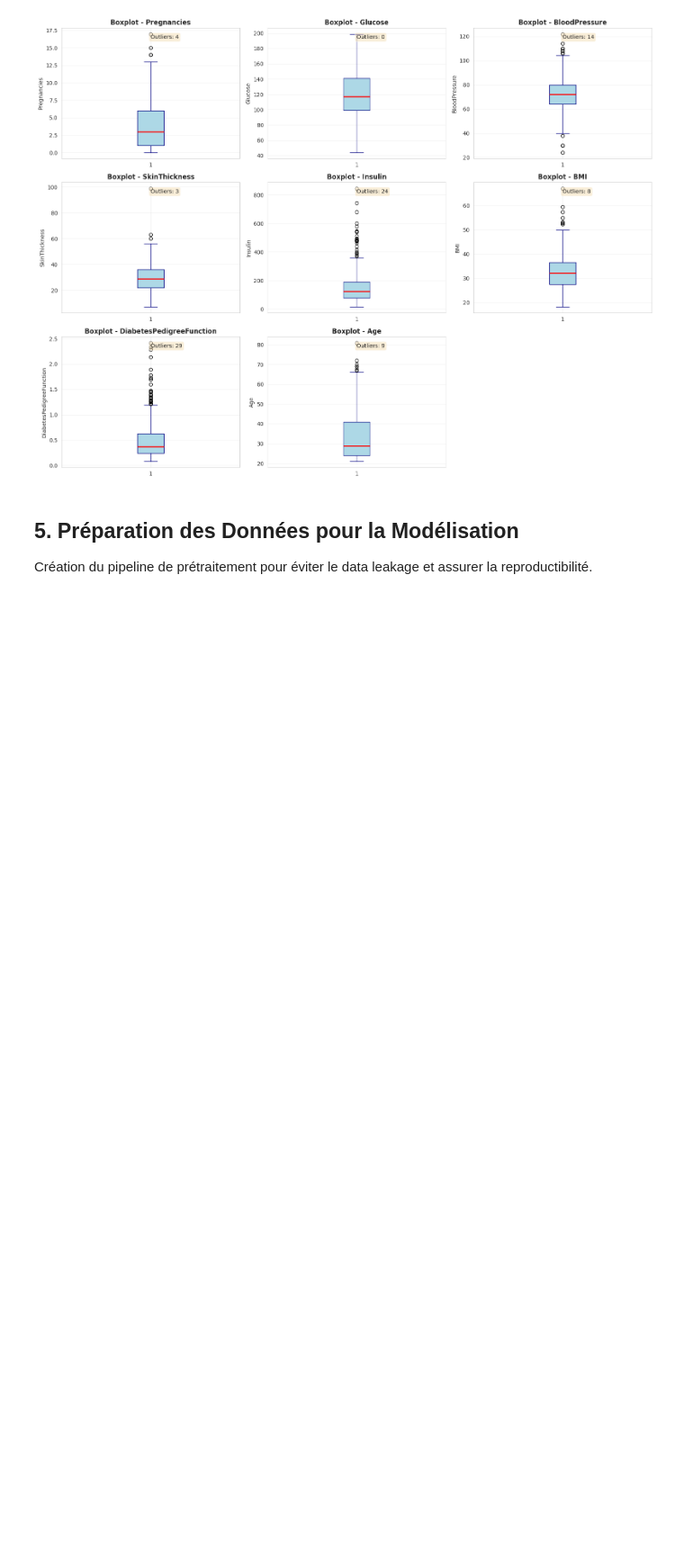
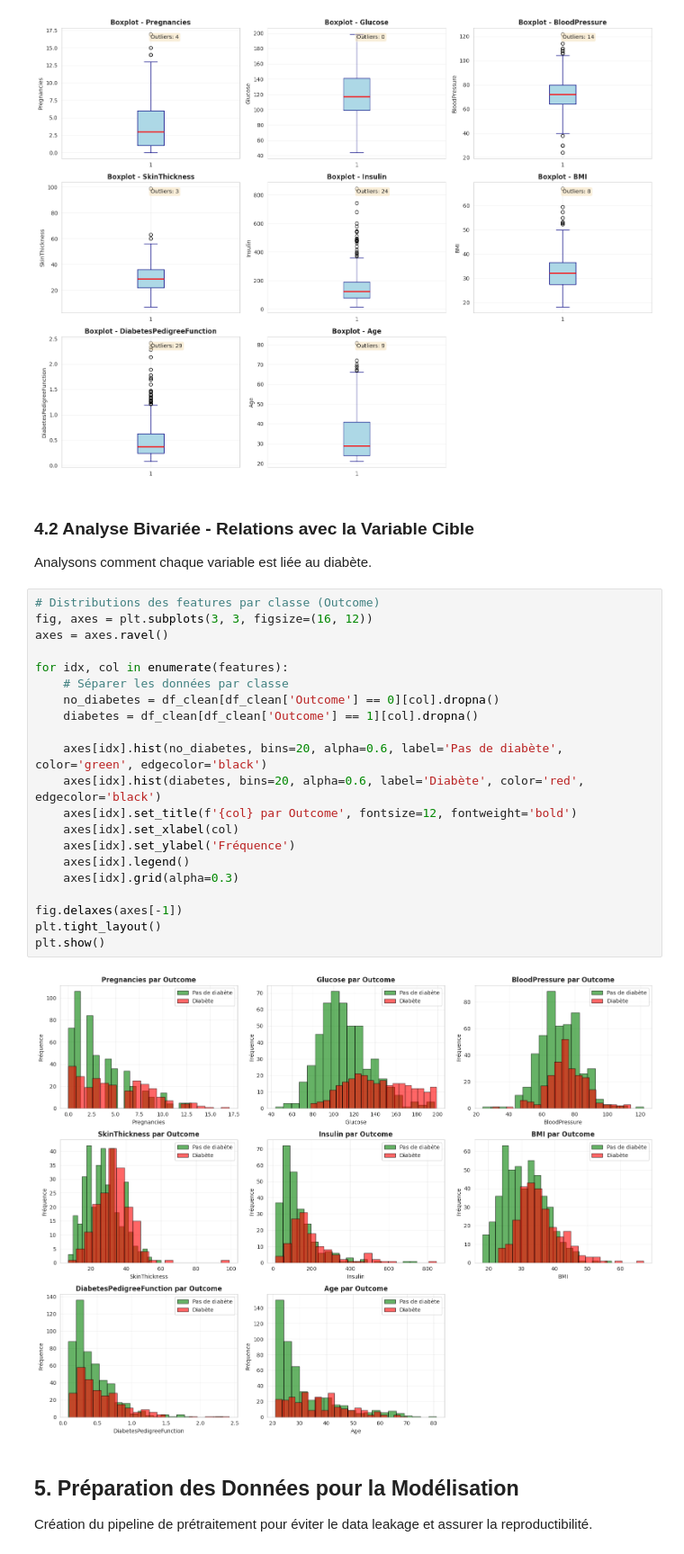
Before and after one commit to anonyme56/ProjetProgrammationDiabete, a Jupyter notebook: TP_Prog_indian_diabete.ipynb, the cells around one changed output. Shown at 90% size. Drawn from its saved outputs; the diff is of its cells as text; blank space fills up the shorter version.

Commit message:
Analyse du diabète en fonction du lien avec les variables

```diff
--- a/TP_Prog_indian_diabete.ipynb
+++ b/TP_Prog_indian_diabete.ipynb
@@ -460,6 +460,33 @@ plt.tight_layout()
 plt.show()
 # %% [output]
 [figure]
+# %% [markdown]
+### 4.2 Analyse Bivariée - Relations avec la Variable Cible
+
+Analysons comment chaque variable est liée au diabète.
+# %%
+# Distributions des features par classe (Outcome)
+fig, axes = plt.subplots(3, 3, figsize=(16, 12))
+axes = axes.ravel()
+
+for idx, col in enumerate(features):
+    # Séparer les données par classe
+    no_diabetes = df_clean[df_clean['Outcome'] == 0][col].dropna()
+    diabetes = df_clean[df_clean['Outcome'] == 1][col].dropna()
+
+    axes[idx].hist(no_diabetes, bins=20, alpha=0.6, label='Pas de diabète', color='green', edgecolor='black')
+    axes[idx].hist(diabetes, bins=20, alpha=0.6, label='Diabète', color='red', edgecolor='black')
+    axes[idx].set_title(f'{col} par Outcome', fontsize=12, fontweight='bold')
+    axes[idx].set_xlabel(col)
+    axes[idx].set_ylabel('Fréquence')
+    axes[idx].legend()
+    axes[idx].grid(alpha=0.3)
+
+fig.delaxes(axes[-1])
+plt.tight_layout()
+plt.show()
+# %% [output]
+[figure, added]
 # %% [markdown]
 ## 5. Préparation des Données pour la Modélisation
 
```
